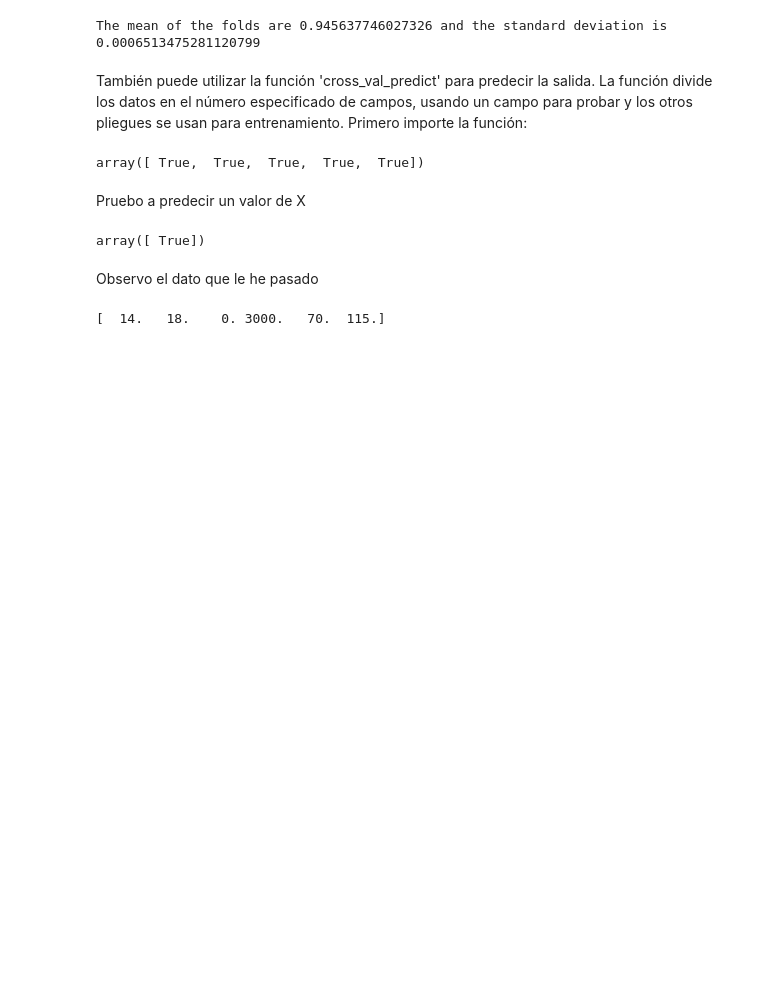
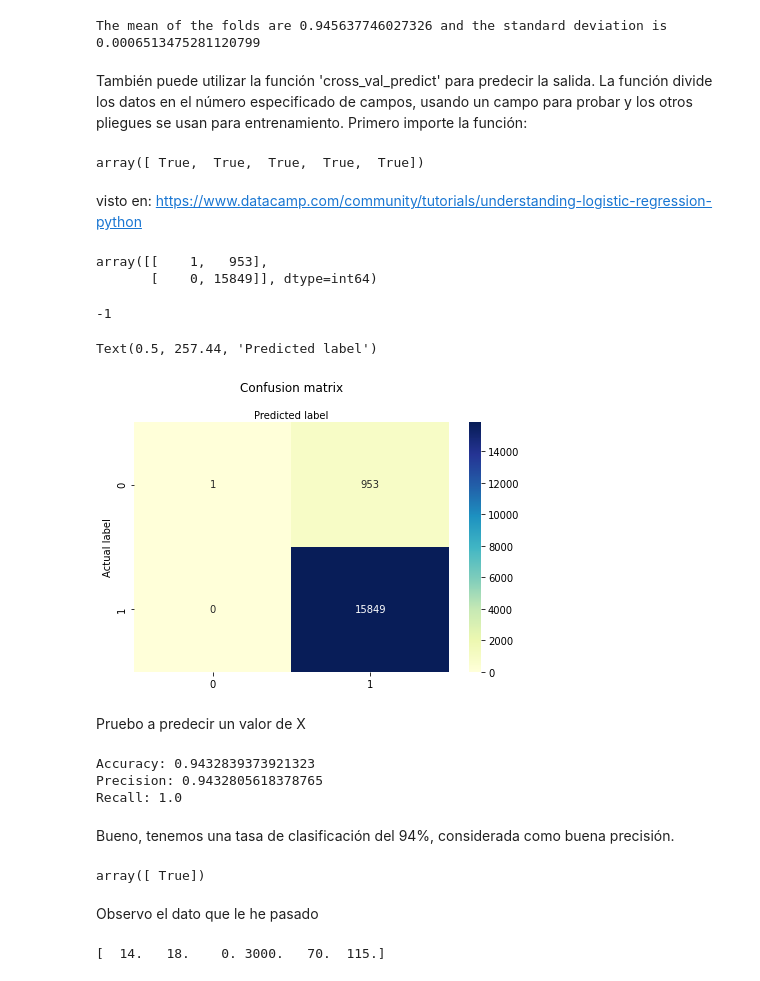
Before and after one commit to guillermodean/TTM_Pamplona, a Jupyter notebook: TTM_Pamplona.ipynb, the cells around one changed output. Cells and saved outputs as stored; diff of their text form; code cells hidden in the pictures; blank space fills up the shorter version.

Commit message:
model evaluation done

```diff
--- a/TTM_Pamplona.ipynb
+++ b/TTM_Pamplona.ipynb
@@ -411,3 +411,5 @@ yhat = cross_val_predict(model,X, y,cv=4)
 yhat[0:5]    #TODO revisar si make sense esto o no.
 # %% [output]
 array([ True,  True,  True,  True,  True])
+# %% [markdown]
+visto en:  https://www.datacamp.com/community/tutorials/understanding-logistic-regression-python
@@ -413,0 +418,14 @@ array([ True,  True,  True,  True,  True])
+# %%
+from sklearn import metrics
+y_pred=model.predict(x_test)
+cnf_matrix = metrics.confusion_matrix(y_test, y_pred)
+cnf_matrix
+# %% [output]
+array([[    1,   953],
+       [    0, 15849]], dtype=int64)
+# %%
+suma=953+15849
+porloquesea=suma - x_test.shape[0]
+porloquesea
+# %% [output]
+-1
@@ -414,5 +434,33 @@ array([ True,  True,  True,  True,  True])
+# %%
+import numpy as np
+class_names=[0,1] # name  of classes
+fig, ax = plt.subplots()
+tick_marks = np.arange(len(class_names))
+plt.xticks(tick_marks, class_names)
+plt.yticks(tick_marks, class_names)
+# create heatmap
+sns.heatmap(pd.DataFrame(cnf_matrix), annot=True, cmap="YlGnBu" ,fmt='g')
+ax.xaxis.set_label_position("top")
+plt.tight_layout()
+plt.title('Confusion matrix', y=1.1)
+plt.ylabel('Actual label')
+plt.xlabel('Predicted label')
+# %% [output]
+Text(0.5, 257.44, 'Predicted label')
+[figure, added]
 # %% [markdown]
 Pruebo a predecir un valor de X
+# %%
+from sklearn import metrics
+print("Accuracy:",metrics.accuracy_score(y_test, y_pred))
+print("Precision:",metrics.precision_score(y_test, y_pred))
+print("Recall:",metrics.recall_score(y_test, y_pred))
+# %% [output]
+Accuracy: 0.9432839373921323
+Precision: 0.9432805618378765
+Recall: 1.0
+# %% [markdown]
+Bueno, tenemos una tasa de clasificación del 94%, considerada como buena precisión.
 # %%
 model.predict([X[10]])
 # %% [output]
```
Also changed, not shown: parts of 2 cells of this notebook.
